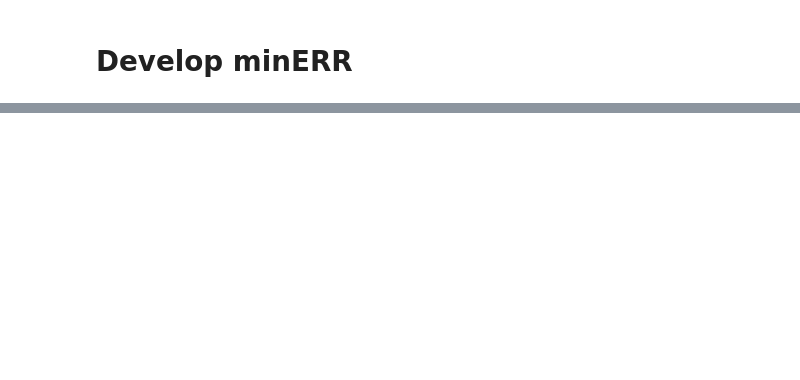
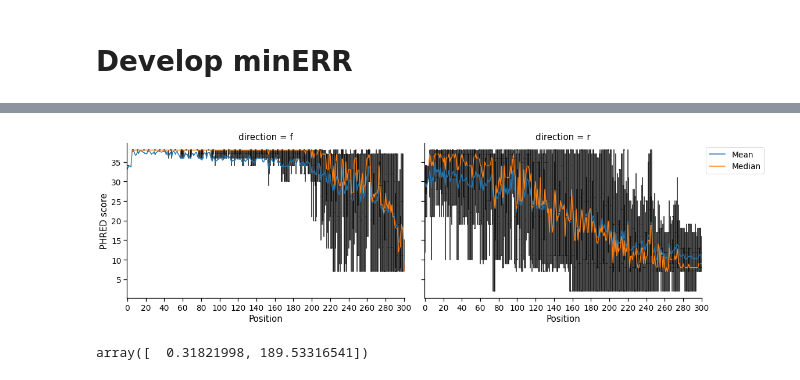
Before and after one commit to michaelsilverstein/mineer, a Jupyter notebook: dev_minerr.ipynb, the cells around one changed output, grey strips where cells are left out. Drawn from its saved outputs; the diff is of its cells as text; code cells hidden in the pictures; blank space fills up the shorter version.

```diff
--- a/dev_minerr.ipynb
+++ b/dev_minerr.ipynb
@@ -12,0 +132,2 @@ file = File(filepath)
+# %%
+f = project.files[0]
@@ -35,4 +168,0 @@ reads
-# %%
-%%time
-for r in reads[:500]:
-    r.trim()
@@ -41,0 +169,19 @@ Wall time: 871 ms
+# %%
+"""Collect phred data"""
+max_len = max([len(r.untrimmed.record) for r in subreads])
+phreds = np.empty((nreads, max_len))
+phreds[:] = np.nan
+directions = [None] * nreads
+
+for i in range(nreads):
+    r = subreads[i]
+    # Add direction
+    directions[i] = r.file.direction
+    # Add phred
+    phred = r.untrimmed.phred
+    length = r.untrimmed.length
+    phreds[i, :length] = phred
+phred_df = pd.DataFrame(phreds)
+# Add direction
+phred_df = phred_df.join(pd.Series(directions).rename('direction')).rename_axis(index='read', columns='pos')
+phred_df.head()
@@ -41,0 +197,5 @@ Wall time: 871 ms
+# %%
+"""Stack for boxplots"""
+# Add direction, melt
+melted = phred_df.reset_index().melt(['read', 'direction'], value_name='phred')
+melted.head()
@@ -41,0 +209,22 @@ Wall time: 871 ms
+# %%
+"""Plot"""
+with sns.plotting_context('notebook', font_scale=1.25):
+    g = sns.FacetGrid(melted, col='direction', col_order=['f', 'r'], height=5, aspect=1.5)
+    g.map(sns.boxplot, 'pos', 'phred', color='.1', showfliers=False, order=range(max_len), width=.1, whis=1)
+    for ax, direction in zip(g.axes.ravel(), g.col_names):
+        data = phred_df[phred_df.direction.eq(direction)]
+        ax.plot(data.mean(), lw=1.5, label='Mean')
+        ax.plot(data.median(), lw=1.5, label='Median')
+    ax.legend(bbox_to_anchor=(1, 1))
+    g.set(xticks=range(max_len)[::20])
+    g.set_xlabels('Position')
+    g.set_ylabels('PHRED score')
+plt.show()
+# %% [output]
+[figure, added]
+# %%
+"""Get pos"""
+trimposes = np.array([r.trimpos for r in subreads if r.pass_qc])
+trimposes.mean(0)
+# %% [output]
+array([  0.31821998, 189.53316541])
```
Also changed, not shown: parts of 34 cells of this notebook, 3 other files.
